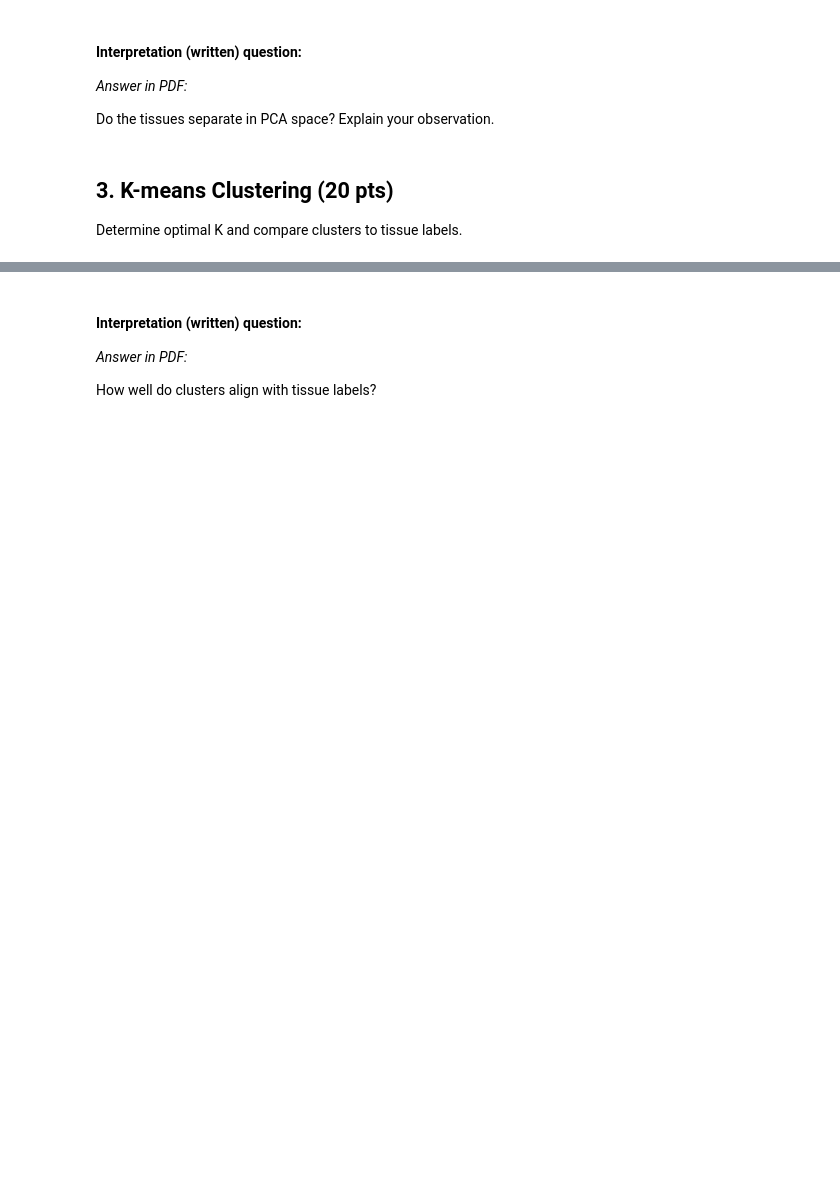
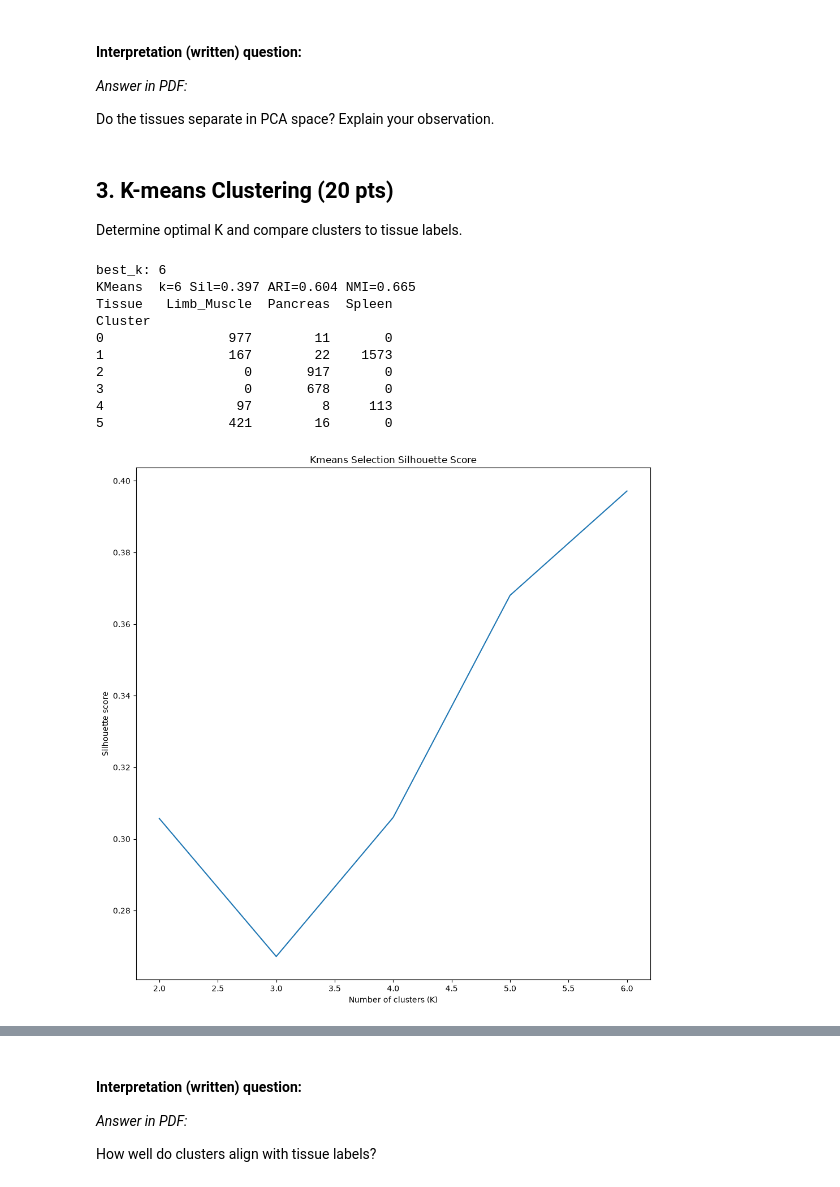
Before and after one commit to YuGe0115/02718_Homework_Answer, a Jupyter notebook: HW1_notebook.ipynb, the cells around one changed output, grey strips where cells are left out. Drawn from its saved outputs; the diff is of its cells as text; code cells hidden in the pictures; blank space fills up the shorter version.

```diff
--- a/HW1_notebook.ipynb
+++ b/HW1_notebook.ipynb
@@ -115,8 +140,8 @@ Determine optimal K and compare clusters to tissue labels.
 # %%
 # TODO:
 # import the tools you will use
-
-
+from sklearn.cluster import KMeans
+from sklearn.metrics import silhouette_score, adjusted_rand_score, normalized_mutual_info_score
 
 N_PCS   = 50
 K_RANGE = [2, 3, 4, 5, 6]
@@ -124,34 +149,105 @@ SEED    = 42
 LABEL_COL = "tissue"
 
 # TODO: ensure you are using exactly the first N_PCS PCs
-
+pca_data = adata_hvg.obsm["X_pca"][:, :N_PCS]
+tissue_labels = adata_hvg.obs[LABEL_COL].values
 
 # TODO: compute elbow (inertia) and silhouette over K_RANGE (use random_state=SEED, n_init=50)
+inertias = []
+silhouettes = []
 
+for k in K_RANGE:
+    km = KMeans(n_clusters=k, random_state=SEED, n_init=50)
+    labels = km.fit_predict(pca_data)
+    inertias.append(km.inertia_)
+    silhouettes.append(silhouette_score(pca_data, labels))
 
 # TODO: choose best_k by max silhouette; if tie, pick the smaller k
-
+best_k = K_RANGE[np.argmax(silhouettes)]
+print("best_k:", best_k)
 
 # TODO: fit final KMeans with best_k (use random_state=SEED, n_init=50)
+kmeans_final = KMeans(n_clusters=best_k, random_state=SEED, n_init=50)
+kmeans_labels = kmeans_final.fit_predict(pca_data)
 
 # TODO: compute metrics (silhouette, ARI, NMI) using (X_pca_use, km_labels, y_true)
 # km_sil = ...
 # km_ari = ...
 # km_nmi = ...
 # print(f"KMeans  k={best_k}  Sil={km_sil:.3f}  ARI={km_ari:.3f}  NMI={km_nmi:.3f}")
+km_sil = silhouette_score(pca_data,kmeans_labels) #silhouette
+km_ari = adjusted_rand_score(tissue_labels, kmeans_labels) #ARI
+km_nmi = normalized_mutual_info_score(tissue_labels, kmeans_labels) #NMI
+
+print(f"KMeans  k={best_k}", f"Sil={km_sil:.3f}", f"ARI={km_ari:.3f}", f"NMI={km_nmi:.3f}")
 
 # TODO: print or draw confusion table clusters × tissue
 # optionally save to -> outputs/kmeans_confusion.csv
+confusion = pd.crosstab(kmeans_labels, tissue_labels, rownames=["Cluster"], colnames=["Tissue"])
+print(confusion)
+confusion.to_csv("outputs/kmeans_confusion.csv")
 
 
 # TODO: plot and save k-selection curves (Elbow + Silhouette)
 # save figure in -> figs/kmeans_kselection_silhouette.png
 # save figure in -> figs/kmeans_kselection_elbow.png
+plt.figure(figsize=(10, 10))
+plt.plot(K_RANGE, silhouettes)
+plt.xlabel("Number of clusters (K)")
+plt.ylabel("Silhouette score")
+plt.title("Kmeans Selection Silhouette Score")
+plt.tight_layout()
+plt.savefig("figs/kmeans_kselection_silhouette.png")
+plt.show()
 
+
+plt.figure(figsize=(10, 10))
+plt.plot(K_RANGE,inertias)
+plt.xlabel("Number of clusters (K)")
+plt.ylabel("Inertia")
+plt.title("Kmeans Selection Elbow Method")
+plt.tight_layout()
+plt.savefig("figs/kmeans_kselection_elbow.png")
+plt.show()
 
 # TODO: PCA scatter (PC1 vs PC2) colored by KMeans clusters →
 # save figure in -> figs/pca_kmeans.png
+plt.figure(figsize=(10, 10))
+for cluster in np.unique(kmeans_labels):
+    mask = kmeans_labels == cluster
+    plt.scatter(pca_data[mask, 0], pca_data[mask, 1], label=f"Cluster {cluster}")
 
+plt.xlabel("PC1")
+plt.ylabel("PC2")
+plt.title("PCA Colored by KMeans Cluster")
+plt.legend()
+plt.tight_layout()
+plt.savefig("figs/pca_kmeans.png")
+plt.show()
 
 # TODO: PCA scatter (PC1 vs PC2) colored by tissue
 # save figure in -> figs/pca_tissue.png
+plt.figure(figsize=(10, 10))
+for tissue in np.unique(tissue_labels):
+    mask = tissue_labels == tissue
+    plt.scatter(pca_data[mask, 0], pca_data[mask, 1], label=tissue)
+
+plt.xlabel("PC1")
+plt.ylabel("PC2")
+plt.title("PCA Colored by Tissue")
+plt.legend()
+plt.tight_layout()
+plt.savefig("figs/pca_tissues.png")
+plt.show()
+# %% [output]
+best_k: 6
+KMeans  k=6 Sil=0.397 ARI=0.604 NMI=0.665
+Tissue   Limb_Muscle  Pancreas  Spleen
+Cluster
+0                977        11       0
+1                167        22    1573
+2                  0       917       0
+3                  0       678       0
+4                 97         8     113
+5                421        16       0
+[figure, added]
```
Also changed, not shown: parts of 4 cells of this notebook.
